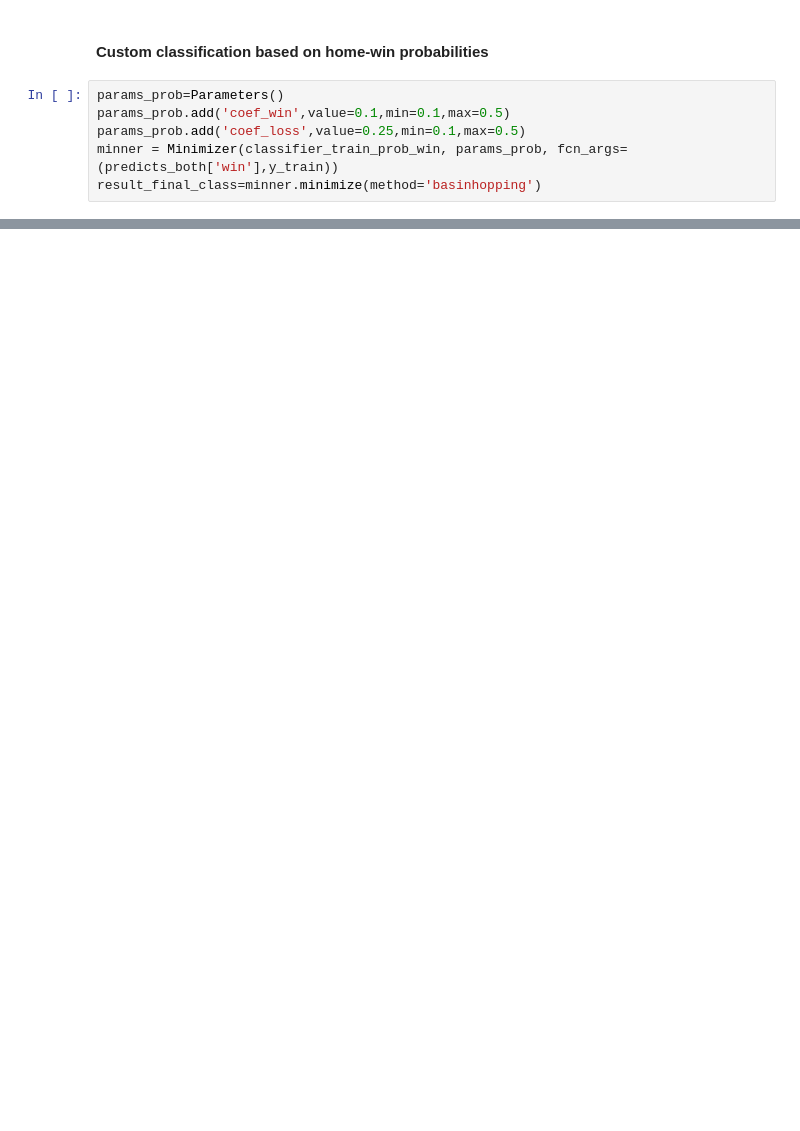
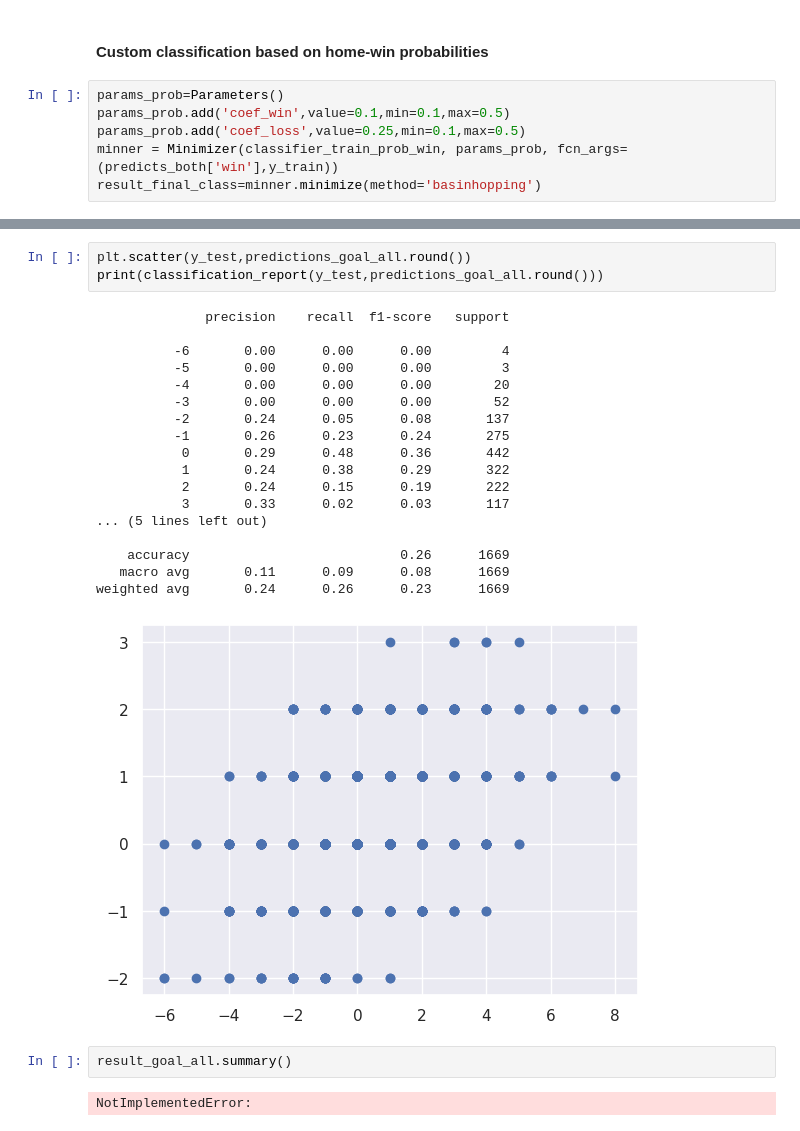
Before and after one commit to gediminas-skvarnavicius/football-db-analysis, a Jupyter notebook: analysis.ipynb, the cells around one changed output, grey strips where cells are left out. Drawn from its saved outputs; the diff is of its cells as text; blank space fills up the shorter version.

```diff
--- a/analysis.ipynb
+++ b/analysis.ipynb
@@ -1808,0 +1927,26 @@ SELECT league_id, count(id) from Match group by league_id"""
+# %%
+plt.scatter(y_test,predictions_goal_all.round())
+print(classification_report(y_test,predictions_goal_all.round()))
+# %% [output]
+              precision    recall  f1-score   support
+
+          -6       0.00      0.00      0.00         4
+          -5       0.00      0.00      0.00         3
+          -4       0.00      0.00      0.00        20
+          -3       0.00      0.00      0.00        52
+          -2       0.24      0.05      0.08       137
+          -1       0.26      0.23      0.24       275
+           0       0.29      0.48      0.36       442
+           1       0.24      0.38      0.29       322
+           2       0.24      0.15      0.19       222
+           3       0.33      0.02      0.03       117
+... (5 lines left out)
+
+    accuracy                           0.26      1669
+   macro avg       0.11      0.09      0.08      1669
+weighted avg       0.24      0.26      0.23      1669
+[figure, added]
+# %%
+result_goal_all.summary()
+# %% [output]
+NotImplementedError:
```
Also changed, not shown: parts of 32 cells of this notebook, 1 other file.
